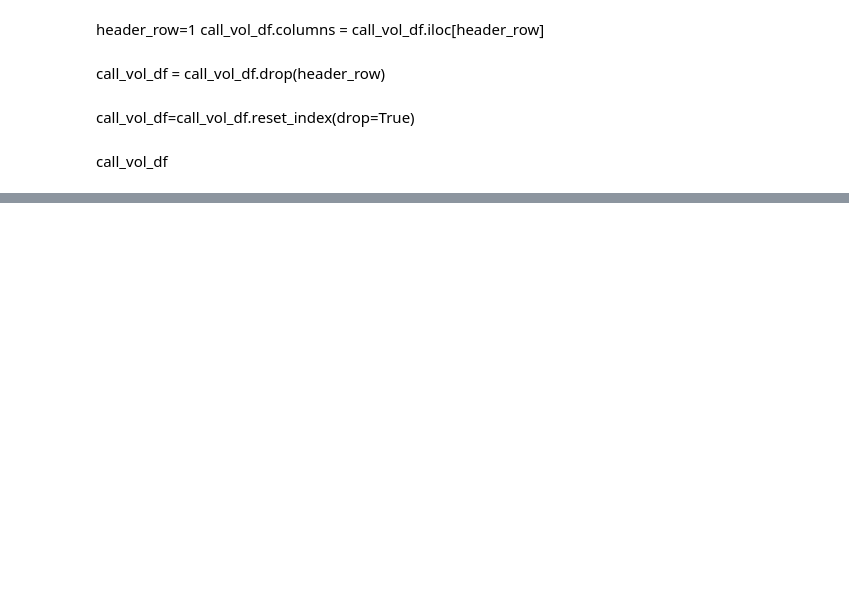
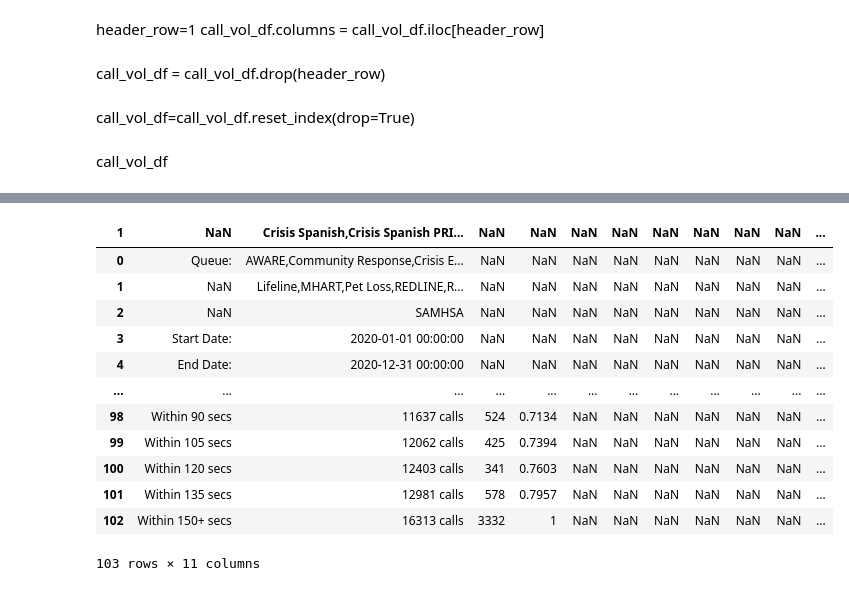
Before and after one commit to NSS-Data-Analytics-Cohort-6/fcs-crisis-holi-data-in-the-sun, a Jupyter notebook: Notebooks/Suicide Hotline Project.ipynb, the cells around one changed output, grey strips where cells are left out. Cells and saved outputs as stored; diff of their text form; code cells hidden in the pictures; blank space fills up the shorter version.

Commit message:
Added new version of data to notebook. Skipped rows. working to fix index

```diff
--- a/Notebooks/Suicide Hotline Project.ipynb
+++ b/Notebooks/Suicide Hotline Project.ipynb
@@ -11,11 +39,10 @@ print (SH_df1)
 # %%
-call_vol_df = pd.read_excel (r'../Data/Contact center call volume_2020-2022.xlsx')
-print (call_vol_df)
-
+#call_vol_df = pd.read_excel (r'../Data/Contact center call volume_2020-2022.xlsx')
+#call_vol_df
 #"C:\Users\Megan Grim\Documents\NSS\projects\fcs-crisis-holi-data-in-the-sun\Data\Contact center call volume_2020-2022.xlsx"
 # %%
-call_vol_df= pd.DataFrame(call_vol_df)
-call_vol_df
+#call_vol_df= pd.DataFrame(call_vol_df)
+#call_vol_df
 # %% [markdown]
 header_row=1
 call_vol_df.columns = call_vol_df.iloc[header_row]
@@ -41,8 +99,23 @@ print(SH_df1)
 # %%
-header_row=1 call_vol_df.columns = call_vol_df.iloc[header_row]
+header_row=1
+call_vol_df.columns = call_vol_df.iloc[header_row]
 
 call_vol_df = call_vol_df.drop(header_row)
 
 call_vol_df=call_vol_df.reset_index(drop=True)
 
 call_vol_df
+# %% [output]
+| 1 | NaN | Crisis Spanish,Crisis Spanish PRI... | NaN | NaN | NaN | NaN | NaN | NaN | NaN | NaN | ... |
+| 0 | Queue: | AWARE,Community Response,Crisis E... | NaN | NaN | NaN | NaN | NaN | NaN | NaN | NaN | ... |
+| 1 | NaN | Lifeline,MHART,Pet Loss,REDLINE,R... | NaN | NaN | NaN | NaN | NaN | NaN | NaN | NaN | ... |
+| 2 | NaN | SAMHSA | NaN | NaN | NaN | NaN | NaN | NaN | NaN | NaN | ... |
+| 3 | Start Date: | 2020-01-01 00:00:00 | NaN | NaN | NaN | NaN | NaN | NaN | NaN | NaN | ... |
+| 4 | End Date: | 2020-12-31 00:00:00 | NaN | NaN | NaN | NaN | NaN | NaN | NaN | NaN | ... |
+| ... | ... | ... | ... | ... | ... | ... | ... | ... | ... | ... | ... |
+| 98 | Within 90 secs | 11637 calls | 524 | 0.7134 | NaN | NaN | NaN | NaN | NaN | NaN | ... |
+| 99 | Within 105 secs | 12062 calls | 425 | 0.7394 | NaN | NaN | NaN | NaN | NaN | NaN | ... |
+| 100 | Within 120 secs | 12403 calls | 341 | 0.7603 | NaN | NaN | NaN | NaN | NaN | NaN | ... |
+| 101 | Within 135 secs | 12981 calls | 578 | 0.7957 | NaN | NaN | NaN | NaN | NaN | NaN | ... |
+| 102 | Within 150+ secs | 16313 calls | 3332 | 1 | NaN | NaN | NaN | NaN | NaN | NaN | ... |
+103 rows × 11 columns
```
Also changed, not shown: parts of 6 cells of this notebook.
